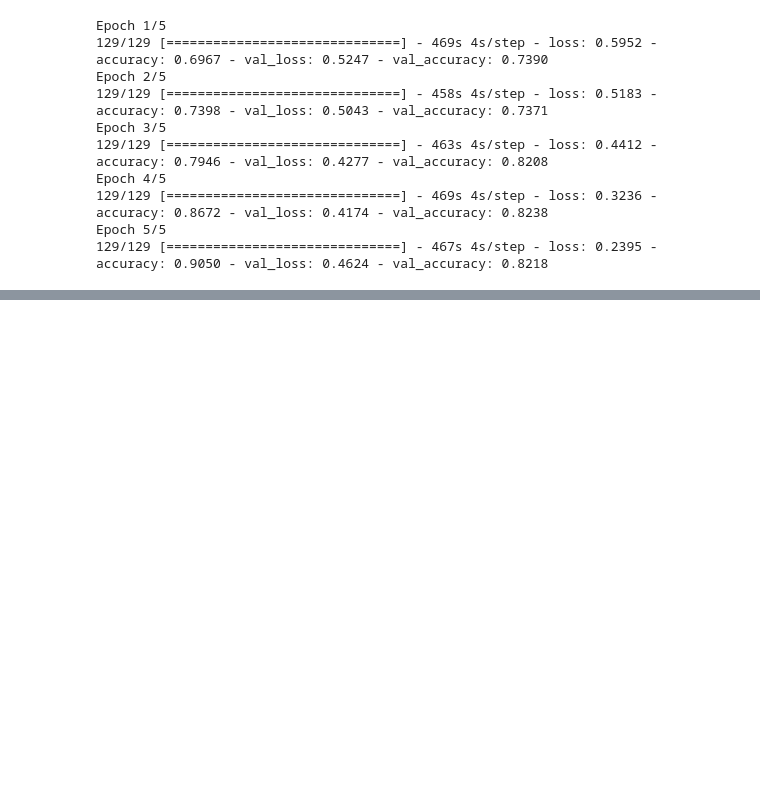
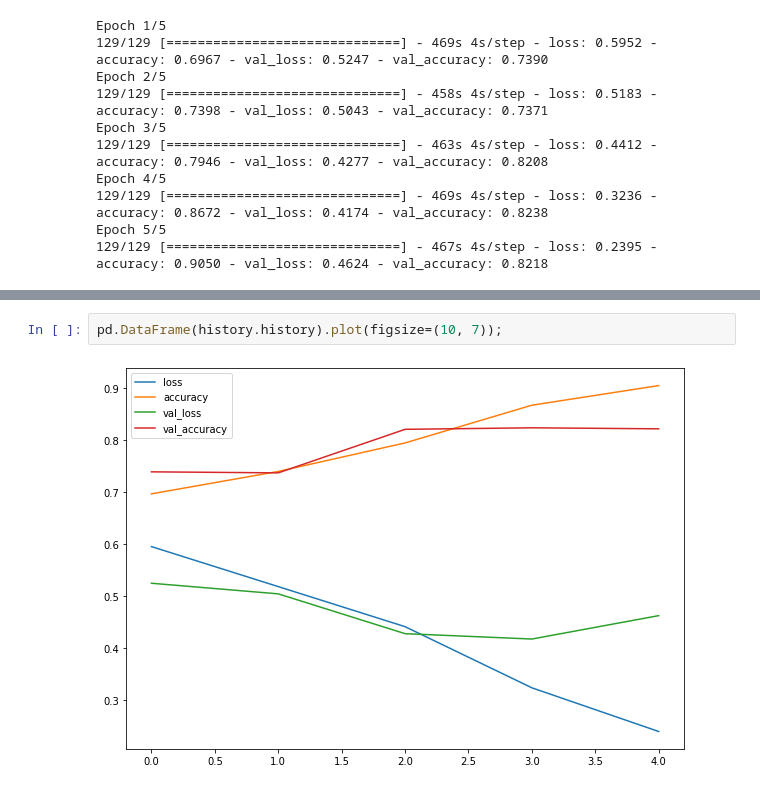
Before and after one commit to blazingbhavneek/data-exploration-and-ml, a Jupyter notebook: Binary_Image_Classifier_by_Bhavneek.ipynb, the cells around one changed output, grey strips where cells are left out. Saved outputs shown, nothing was run; the diff lists cells and outputs as text; blank space fills up the shorter version.

```diff
--- a/Binary_Image_Classifier_by_Bhavneek.ipynb
+++ b/Binary_Image_Classifier_by_Bhavneek.ipynb
@@ -138,0 +161,4 @@ Epoch 5/5
+# %%
+pd.DataFrame(history.history).plot(figsize=(10, 7));
+# %% [output]
+[figure, added]
```
Also changed, not shown: parts of 29 cells of this notebook.
